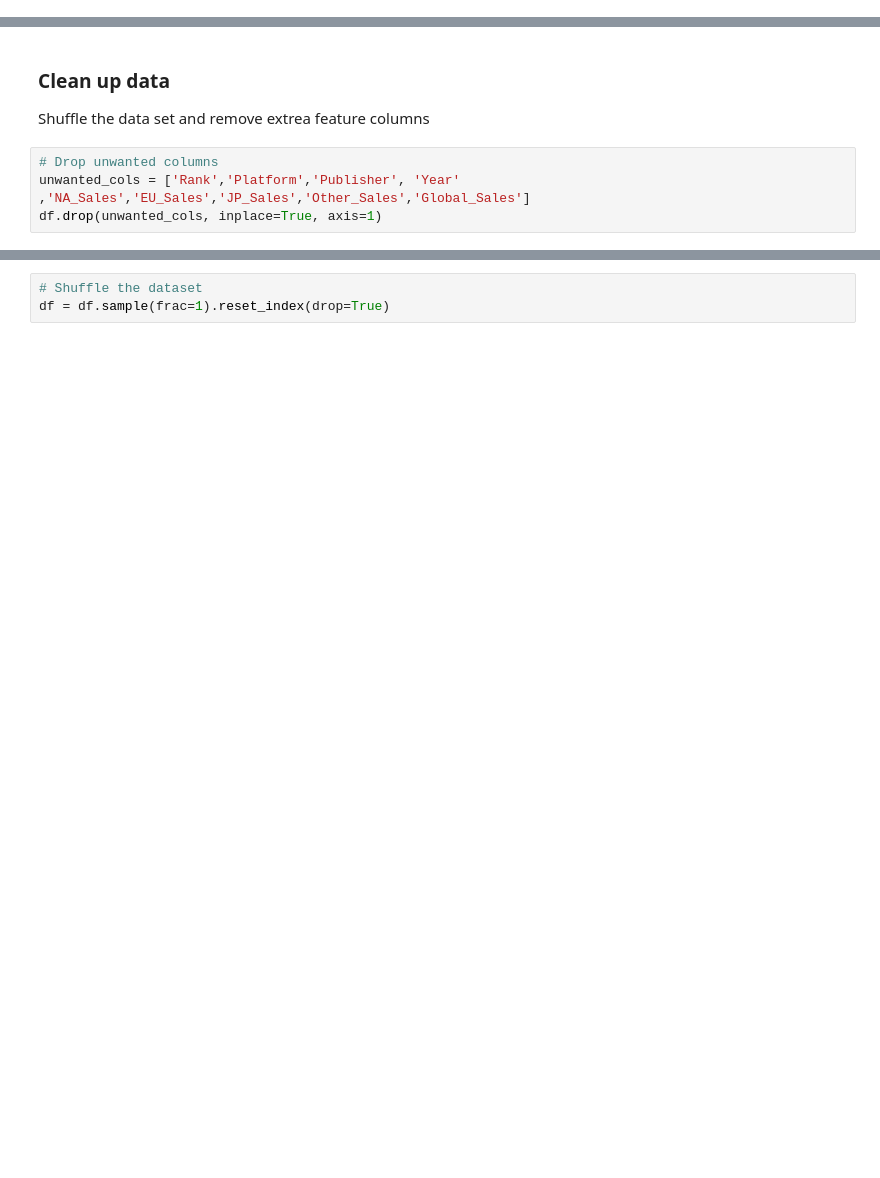
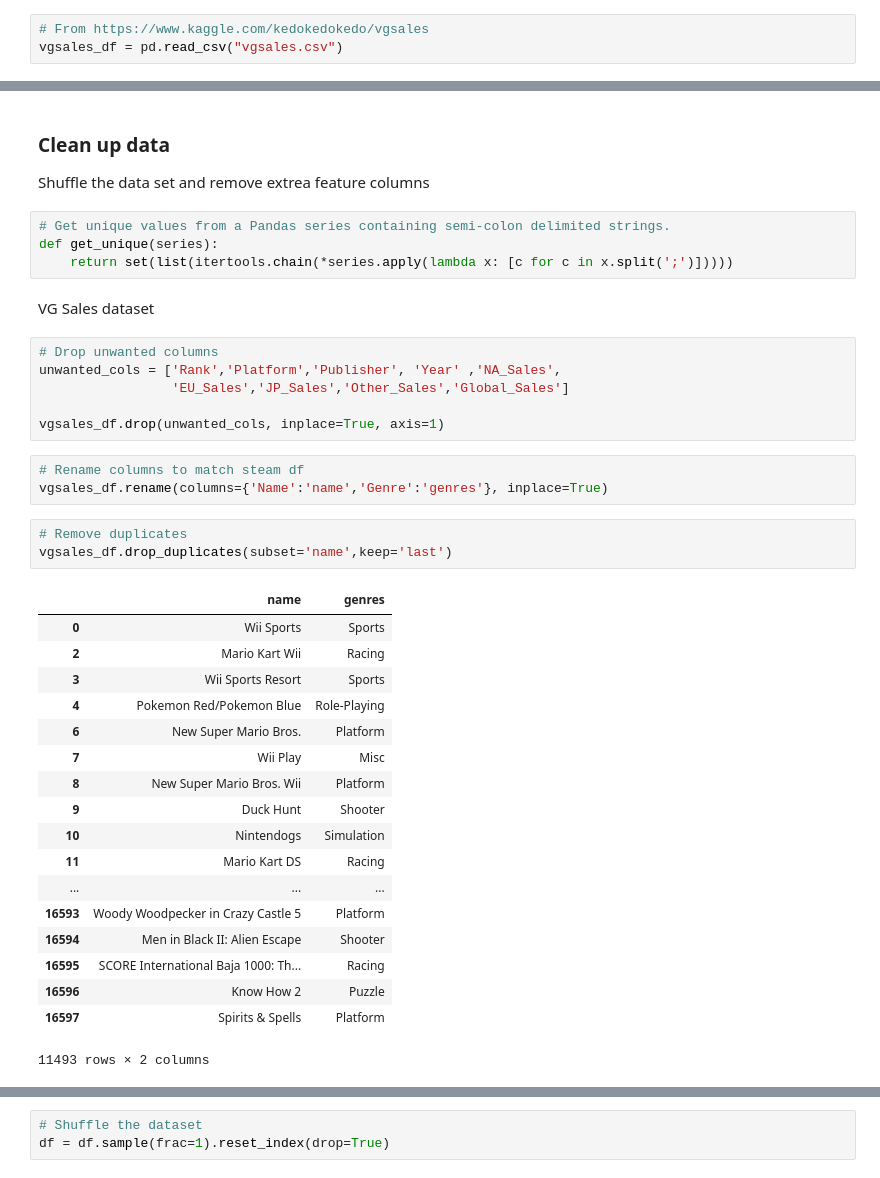
Before and after one commit to phxtho/VideoGameGenrePredictor, a Jupyter notebook: tensorflow/VideoGamesNLP.ipynb, the cells around one changed output, grey strips where cells are left out. Cells and saved outputs as stored; diff of their text form; blank space fills up the shorter version.

Commit message:
steam data pre-processing

```diff
--- a/tensorflow/VideoGamesNLP.ipynb
+++ b/tensorflow/VideoGamesNLP.ipynb
@@ -52,0 +42,3 @@ df.head(5)
+# %%
+# From https://www.kaggle.com/kedokedokedo/vgsales
+vgsales_df = pd.read_csv("vgsales.csv")
@@ -54,7 +63,40 @@ df.head(5)
 ### Clean up data
 
 Shuffle the data set and remove extrea feature columns
+# %%
+# Get unique values from a Pandas series containing semi-colon delimited strings.
+def get_unique(series):
+    return set(list(itertools.chain(*series.apply(lambda x: [c for c in x.split(';')]))))
+# %% [markdown]
+VG Sales dataset
 # %%
 # Drop unwanted columns
-unwanted_cols = ['Rank','Platform','Publisher', 'Year' ,'NA_Sales','EU_Sales','JP_Sales','Other_Sales','Global_Sales']
-df.drop(unwanted_cols, inplace=True, axis=1)
+unwanted_cols = ['Rank','Platform','Publisher', 'Year' ,'NA_Sales',
+                 'EU_Sales','JP_Sales','Other_Sales','Global_Sales']
+
+vgsales_df.drop(unwanted_cols, inplace=True, axis=1)
+# %%
+# Rename columns to match steam df
+vgsales_df.rename(columns={'Name':'name','Genre':'genres'}, inplace=True)
+# %%
+# Remove duplicates
+vgsales_df.drop_duplicates(subset='name',keep='last')
+# %% [output]
+|  | name | genres |
+| 0 | Wii Sports | Sports |
+| 2 | Mario Kart Wii | Racing |
+| 3 | Wii Sports Resort | Sports |
+| 4 | Pokemon Red/Pokemon Blue | Role-Playing |
+| 6 | New Super Mario Bros. | Platform |
+| 7 | Wii Play | Misc |
+| 8 | New Super Mario Bros. Wii | Platform |
+| 9 | Duck Hunt | Shooter |
+| 10 | Nintendogs | Simulation |
+| 11 | Mario Kart DS | Racing |
+| ... | ... | ... |
+| 16593 | Woody Woodpecker in Crazy Castle 5 | Platform |
+| 16594 | Men in Black II: Alien Escape | Shooter |
+| 16595 | SCORE International Baja 1000: Th... | Racing |
+| 16596 | Know How 2 | Puzzle |
+| 16597 | Spirits & Spells | Platform |
+11493 rows × 2 columns
```
Also changed, not shown: parts of 26 cells of this notebook.
